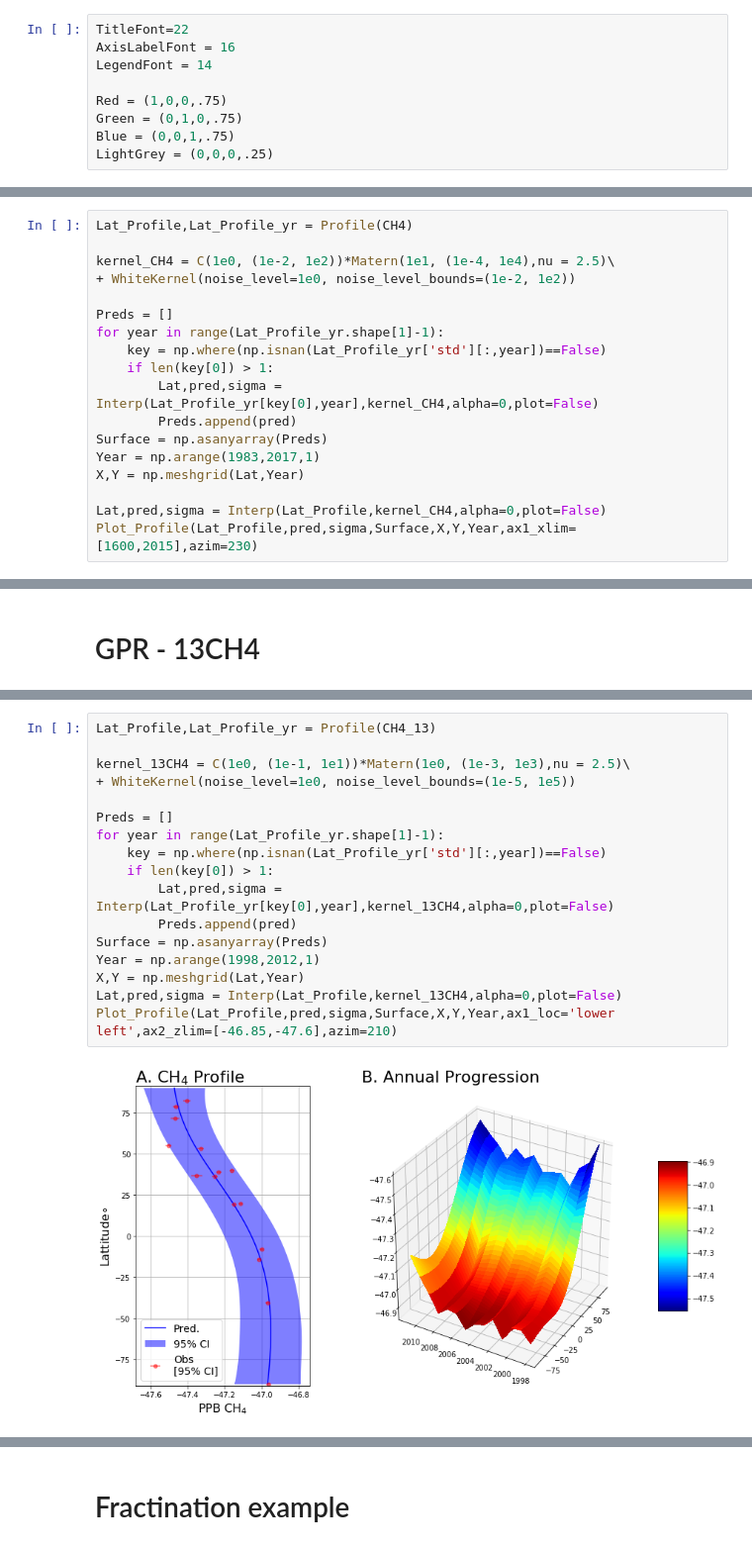
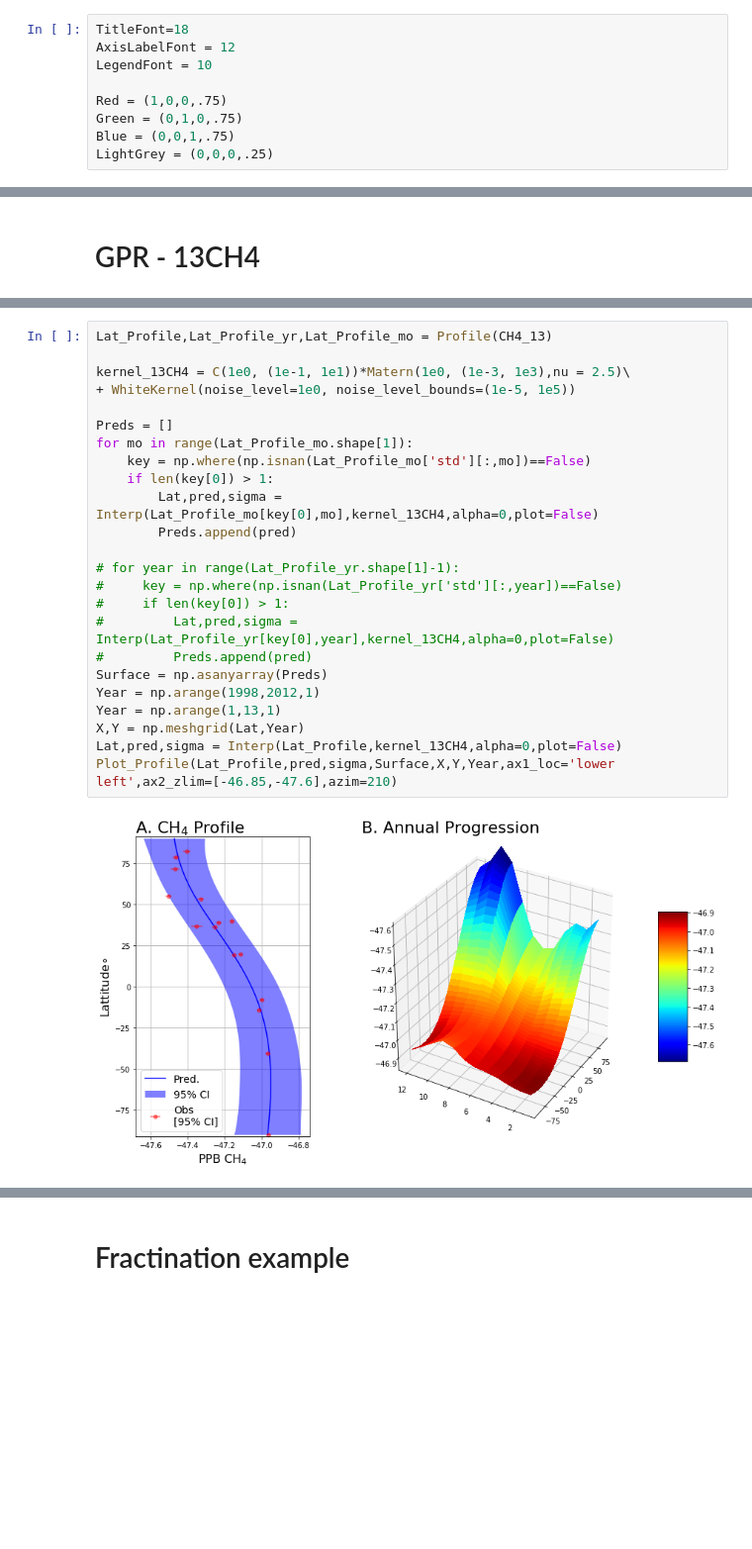
Before and after one commit to June-Skeeter/GlobalCH4Analysis, a Jupyter notebook: GlobalCH4.ipynb, the cells around one changed output, grey strips where cells are left out. Shown at 99% size. Drawn from its saved outputs; the diff is of its cells as text; blank space fills up the shorter version.

```diff
--- a/GlobalCH4.ipynb
+++ b/GlobalCH4.ipynb
@@ -192,9 +210,9 @@ def Profile(klass):
 # %% [markdown]
 # Ploting Parametres
 # %%
-TitleFont=22
-AxisLabelFont = 16
-LegendFont = 14
+TitleFont=18
+AxisLabelFont = 12
+LegendFont = 10
 
 Red = (1,0,0,.75)
 Green = (0,1,0,.75)
@@ -467,20 +471,2 @@ def Plot_Profile(Lat_Profile,pred,sigma,Surface,X,Y,Year,ax1_xlim=None,ax1_loc=N
 # %% [markdown]
 # GPR - CH4
-# %%
-Lat_Profile,Lat_Profile_yr = Profile(CH4)
-
-kernel_CH4 = C(1e0, (1e-2, 1e2))*Matern(1e1, (1e-4, 1e4),nu = 2.5)\
-+ WhiteKernel(noise_level=1e0, noise_level_bounds=(1e-2, 1e2))
-
-Preds = []
-for year in range(Lat_Profile_yr.shape[1]-1):
-    key = np.where(np.isnan(Lat_Profile_yr['std'][:,year])==False)
-    if len(key[0]) > 1:
-        Lat,pred,sigma = Interp(Lat_Profile_yr[key[0],year],kernel_CH4,alpha=0,plot=False)
-        Preds.append(pred)
-Surface = np.asanyarray(Preds)
-Year = np.arange(1983,2017,1)
-X,Y = np.meshgrid(Lat,Year)
-
-Lat,pred,sigma = Interp(Lat_Profile,kernel_CH4,alpha=0,plot=False)
-Plot_Profile(Lat_Profile,pred,sigma,Surface,X,Y,Year,ax1_xlim=[1600,2015],azim=230)
@@ -493,19 +599,26 @@ Maxima:  1879.62885976  at:  [[ 56.]]  ${\circ}$
 # %%
-Lat_Profile,Lat_Profile_yr = Profile(CH4_13)
+Lat_Profile,Lat_Profile_yr,Lat_Profile_mo = Profile(CH4_13)
 
 kernel_13CH4 = C(1e0, (1e-1, 1e1))*Matern(1e0, (1e-3, 1e3),nu = 2.5)\
 + WhiteKernel(noise_level=1e0, noise_level_bounds=(1e-5, 1e5))
 
 Preds = []
-for year in range(Lat_Profile_yr.shape[1]-1):
-    key = np.where(np.isnan(Lat_Profile_yr['std'][:,year])==False)
+for mo in range(Lat_Profile_mo.shape[1]):
+    key = np.where(np.isnan(Lat_Profile_mo['std'][:,mo])==False)
     if len(key[0]) > 1:
-        Lat,pred,sigma = Interp(Lat_Profile_yr[key[0],year],kernel_13CH4,alpha=0,plot=False)
+        Lat,pred,sigma = Interp(Lat_Profile_mo[key[0],mo],kernel_13CH4,alpha=0,plot=False)
         Preds.append(pred)
+
+# for year in range(Lat_Profile_yr.shape[1]-1):
+#     key = np.where(np.isnan(Lat_Profile_yr['std'][:,year])==False)
+#     if len(key[0]) > 1:
+#         Lat,pred,sigma = Interp(Lat_Profile_yr[key[0],year],kernel_13CH4,alpha=0,plot=False)
+#         Preds.append(pred)
 Surface = np.asanyarray(Preds)
 Year = np.arange(1998,2012,1)
+Year = np.arange(1,13,1)
 X,Y = np.meshgrid(Lat,Year)
 Lat,pred,sigma = Interp(Lat_Profile,kernel_13CH4,alpha=0,plot=False)
 Plot_Profile(Lat_Profile,pred,sigma,Surface,X,Y,Year,ax1_loc='lower left',ax2_zlim=[-46.85,-47.6],azim=210)
 # %% [output]
-[figure, old version]
+[figure, new version]
```
Also changed, not shown: parts of 16 cells of this notebook.
